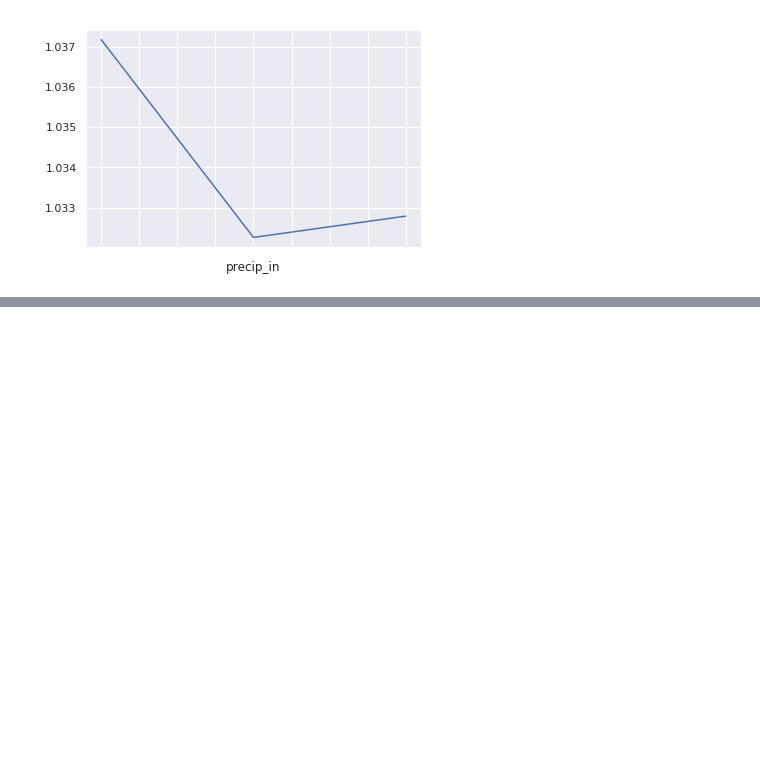
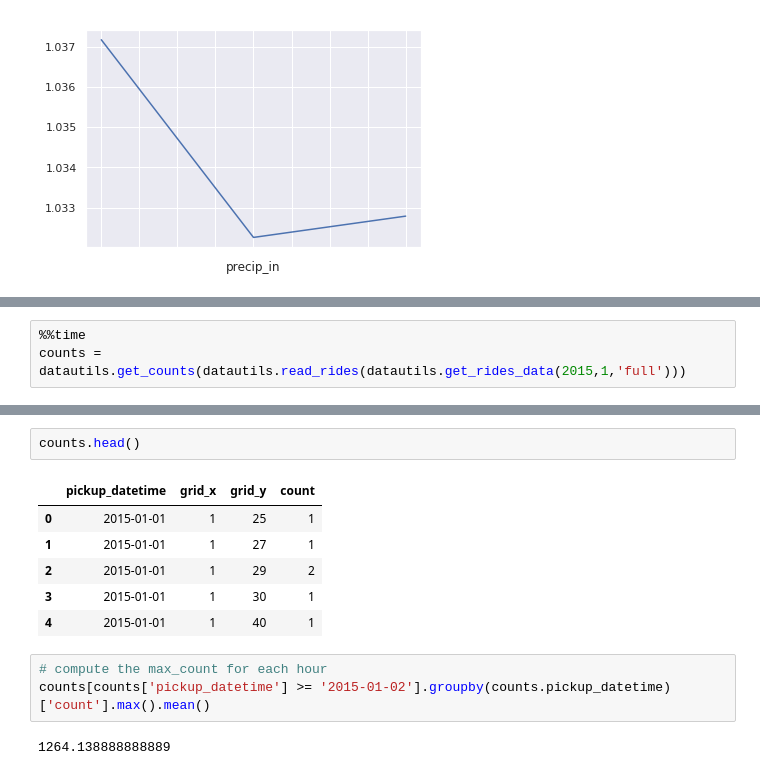
Before and after one commit to atkm/taxi-demand-prediction, a Jupyter notebook: Demand Analysis.ipynb, the cells around one changed output, grey strips where cells are left out. Drawn from its saved outputs; the diff is of its cells as text; blank space fills up the shorter version.

```diff
--- a/Demand Analysis.ipynb
+++ b/Demand Analysis.ipynb
@@ -126,0 +129,3 @@ IntervalIndex([(-0.00012, 0.04], (0.04, 0.08], (0.08, 0.12]]
+# %%
+%%time
+counts = datautils.get_counts(datautils.read_rides(datautils.get_rides_data(2015,1,'full')))
@@ -126,0 +135,14 @@ IntervalIndex([(-0.00012, 0.04], (0.04, 0.08], (0.08, 0.12]]
+# %%
+counts.head()
+# %% [output]
+|  | pickup_datetime | grid_x | grid_y | count |
+| 0 | 2015-01-01 | 1 | 25 | 1 |
+| 1 | 2015-01-01 | 1 | 27 | 1 |
+| 2 | 2015-01-01 | 1 | 29 | 2 |
+| 3 | 2015-01-01 | 1 | 30 | 1 |
+| 4 | 2015-01-01 | 1 | 40 | 1 |
+# %%
+# compute the max_count for each hour
+counts[counts['pickup_datetime'] >= '2015-01-02'].groupby(counts.pickup_datetime)['count'].max().mean()
+# %% [output]
+1264.138888888889
```
Also changed, not shown: parts of 2 cells of this notebook, 3 other files.
